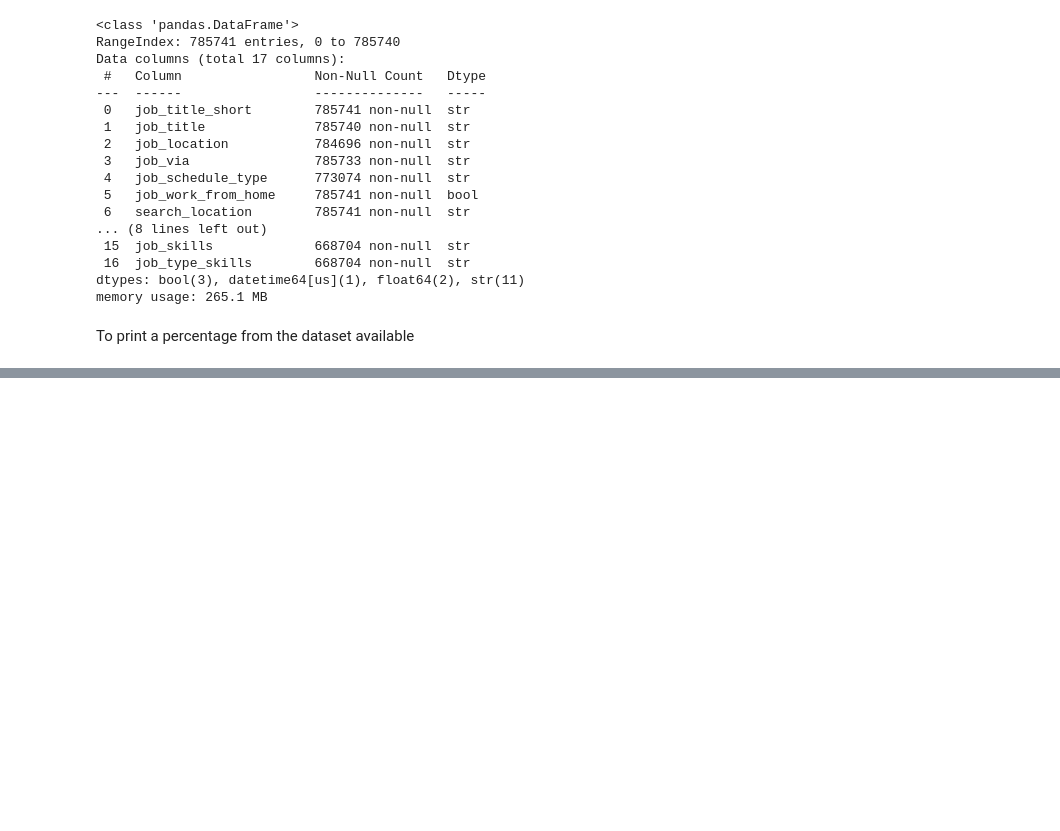
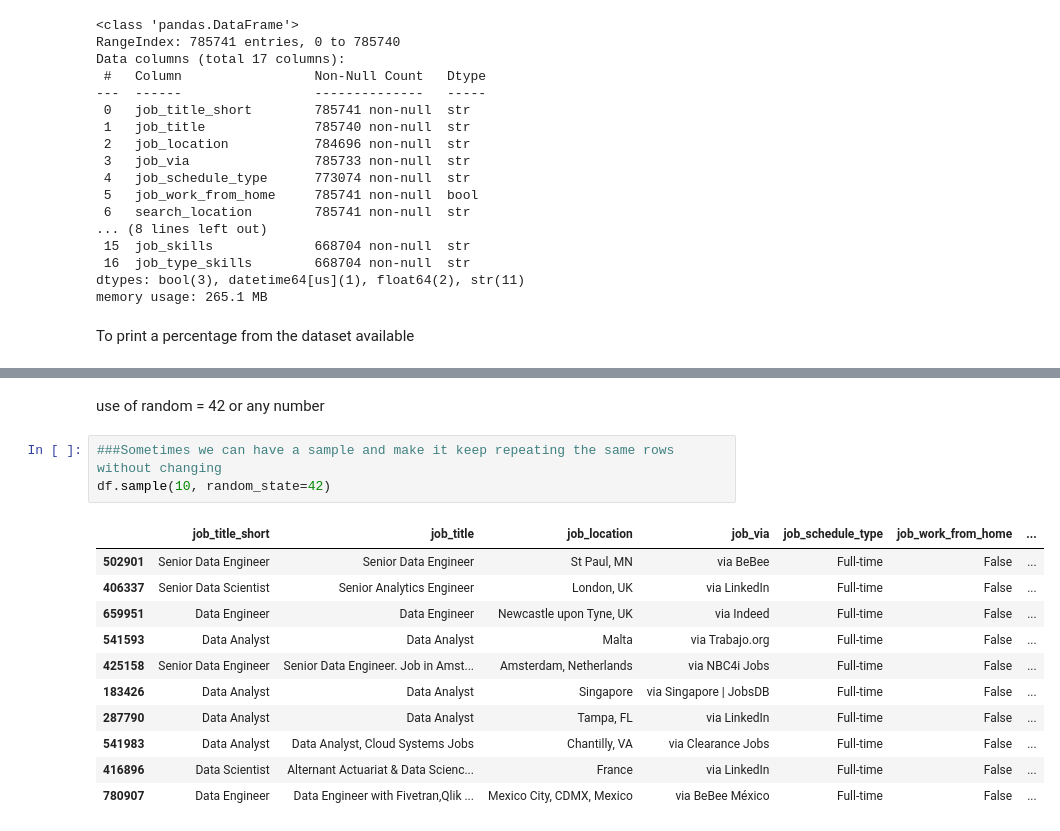
Before and after one commit to dateenbee2442/PYTHON_CORE_TOPICS, a Jupyter notebook: ADVANCE_LEVEL/Panda_Accessing_Data.ipynb, the cells around one changed output, grey strips where cells are left out. Cells and saved outputs as stored; diff of their text form; blank space fills up the shorter version.

```diff
--- a/ADVANCE_LEVEL/Panda_Accessing_Data.ipynb
+++ b/ADVANCE_LEVEL/Panda_Accessing_Data.ipynb
@@ -263,3 +263,20 @@ df.sample(frac=0.00001)
 | 224265 | Senior Data Engineer | Senior Data Engineer | Cary, NC | via MetLife | Full-time | False | ... |
 | 455565 | Data Engineer | EY - GDS Consulting - D&A -Collib... | Thiruvananthapuram, Kerala, India | via LinkedIn | Full-time | False | ... |
 | 487234 | Data Scientist | Data Scientist | Zürich, Switzerland | via BeBee Schweiz | Full-time | False | ... |
+# %% [markdown]
+use of random = 42 or any number
+# %%
+###Sometimes we can have a sample and make it keep repeating the same rows without changing
+df.sample(10, random_state=42)
+# %% [output]
+|  | job_title_short | job_title | job_location | job_via | job_schedule_type | job_work_from_home | ... |
+| 502901 | Senior Data Engineer | Senior Data Engineer | St Paul, MN | via BeBee | Full-time | False | ... |
+| 406337 | Senior Data Scientist | Senior Analytics Engineer | London, UK | via LinkedIn | Full-time | False | ... |
+| 659951 | Data Engineer | Data Engineer | Newcastle upon Tyne, UK | via Indeed | Full-time | False | ... |
+| 541593 | Data Analyst | Data Analyst | Malta | via Trabajo.org | Full-time | False | ... |
+| 425158 | Senior Data Engineer | Senior Data Engineer. Job in Amst... | Amsterdam, Netherlands | via NBC4i Jobs | Full-time | False | ... |
+| 183426 | Data Analyst | Data Analyst | Singapore | via Singapore | JobsDB | Full-time | False | ... |
+| 287790 | Data Analyst | Data Analyst | Tampa, FL | via LinkedIn | Full-time | False | ... |
+| 541983 | Data Analyst | Data Analyst, Cloud Systems Jobs | Chantilly, VA | via Clearance Jobs | Full-time | False | ... |
+| 416896 | Data Scientist | Alternant Actuariat & Data Scienc... | France | via LinkedIn | Full-time | False | ... |
+| 780907 | Data Engineer | Data Engineer with Fivetran,Qlik ... | Mexico City, CDMX, Mexico | via BeBee México | Full-time | False | ... |
```
